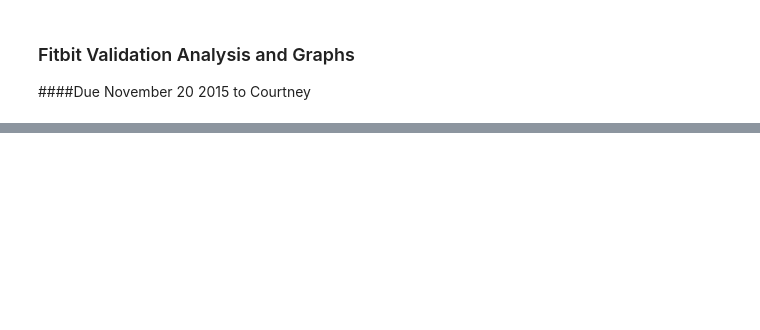
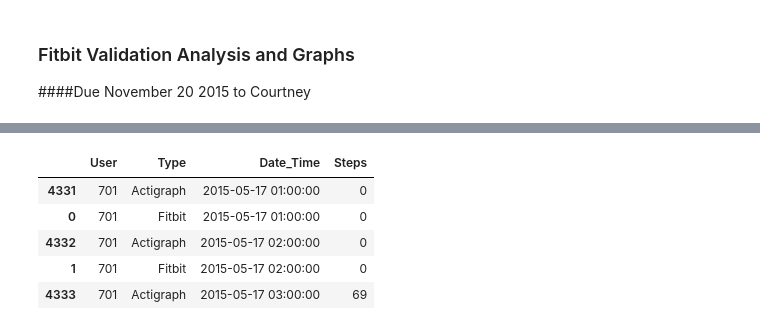
Before and after one commit to mpera/MIDS, a Jupyter notebook: MIDS .ipynb, the cells around one changed output, grey strips where cells are left out. Drawn from its saved outputs; the diff is of its cells as text; code cells hidden in the pictures; blank space fills up the shorter version.

```diff
--- a/MIDS .ipynb
+++ b/MIDS .ipynb
@@ -79,8 +107,16 @@ fitbit_total = daily_totals[['User', 'Type', 'Date', 'Steps']]
 # %%
 # Concatonating accelerometer and fitbit dataframes into a master dataframe
 master = pd.concat([accel_total, fitbit_total])
-master.sort(['User','Date'], inplace=True)
-master = master[['User', 'Type', 'Date', 'Steps']]
+master.sort(['User','Date_Time','Type'], inplace=True)
+master = master[['User', 'Type', 'Date_Time', 'Steps']]
+master.head()
+# %% [output]
+|  | User | Type | Date_Time | Steps |
+| 4331 | 701 | Actigraph | 2015-05-17 01:00:00 | 0 |
+| 0 | 701 | Fitbit | 2015-05-17 01:00:00 | 0 |
+| 4332 | 701 | Actigraph | 2015-05-17 02:00:00 | 0 |
+| 1 | 701 | Fitbit | 2015-05-17 02:00:00 | 0 |
+| 4333 | 701 | Actigraph | 2015-05-17 03:00:00 | 69 |
 # %%
 fig = plt.figure()
 
```
Also changed, not shown: parts of 7 cells of this notebook.
